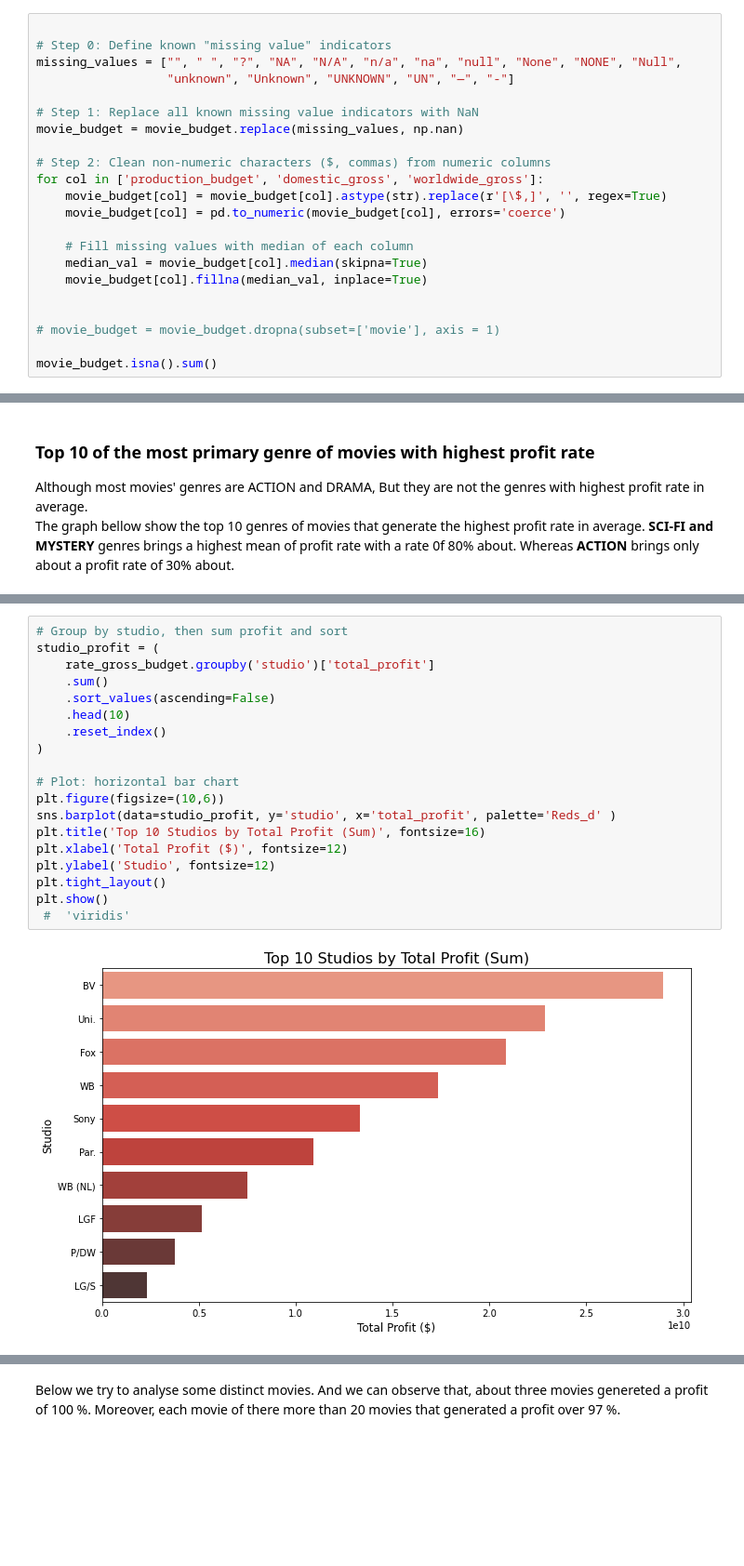
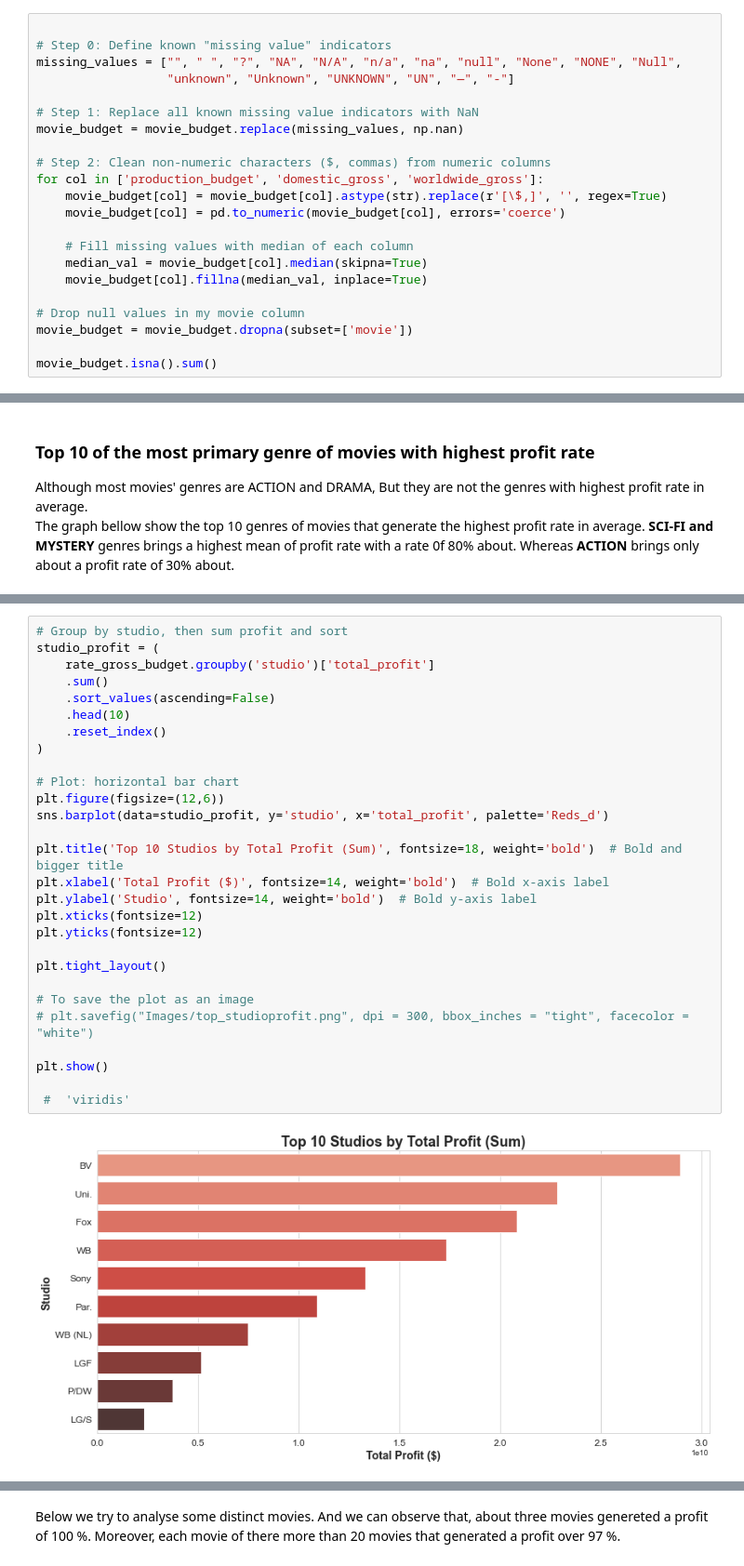
Before and after one commit to VilmarsonJ/ds-2-movie-insights, a Jupyter notebook: movie_index.ipynb, the cells around one changed output, grey strips where cells are left out. Shown at 93% size. Drawn from its saved outputs; the diff is of its cells as text; blank space fills up the shorter version.

```diff
--- a/movie_index.ipynb
+++ b/movie_index.ipynb
@@ -578,8 +586,8 @@ for col in ['production_budget', 'domestic_gross', 'worldwide_gross']:
     median_val = movie_budget[col].median(skipna=True)
     movie_budget[col].fillna(median_val, inplace=True)
 
-
-# movie_budget = movie_budget.dropna(subset=['movie'], axis = 1)
+# Drop null values in my movie column
+movie_budget = movie_budget.dropna(subset=['movie'])
 
 movie_budget.isna().sum()
 # %% [output]
@@ -908,21 +944,30 @@ Consequently, those movies studios represents real opponents that our movie Stud
 # %%
 # Group by studio, then sum profit and sort
 studio_profit = (
     rate_gross_budget.groupby('studio')['total_profit']
     .sum()
     .sort_values(ascending=False)
     .head(10)
     .reset_index()
 )
 
 # Plot: horizontal bar chart
-plt.figure(figsize=(10,6))
-sns.barplot(data=studio_profit, y='studio', x='total_profit', palette='Reds_d' )
-plt.title('Top 10 Studios by Total Profit (Sum)', fontsize=16)
-plt.xlabel('Total Profit ($)', fontsize=12)
-plt.ylabel('Studio', fontsize=12)
+plt.figure(figsize=(12,6))
+sns.barplot(data=studio_profit, y='studio', x='total_profit', palette='Reds_d')
+
+plt.title('Top 10 Studios by Total Profit (Sum)', fontsize=18, weight='bold')  # Bold and bigger title
+plt.xlabel('Total Profit ($)', fontsize=14, weight='bold')  # Bold x-axis label
+plt.ylabel('Studio', fontsize=14, weight='bold')  # Bold y-axis label
+plt.xticks(fontsize=12)
+plt.yticks(fontsize=12)
+
 plt.tight_layout()
+
+# To save the plot as an image
+# plt.savefig("Images/top_studioprofit.png", dpi = 300, bbox_inches = "tight", facecolor = "white")
+
 plt.show()
+
  #  'viridis'
 # %% [output]
-[figure, old version]
+[figure, new version]
```
Also changed, not shown: parts of 109 cells of this notebook.
